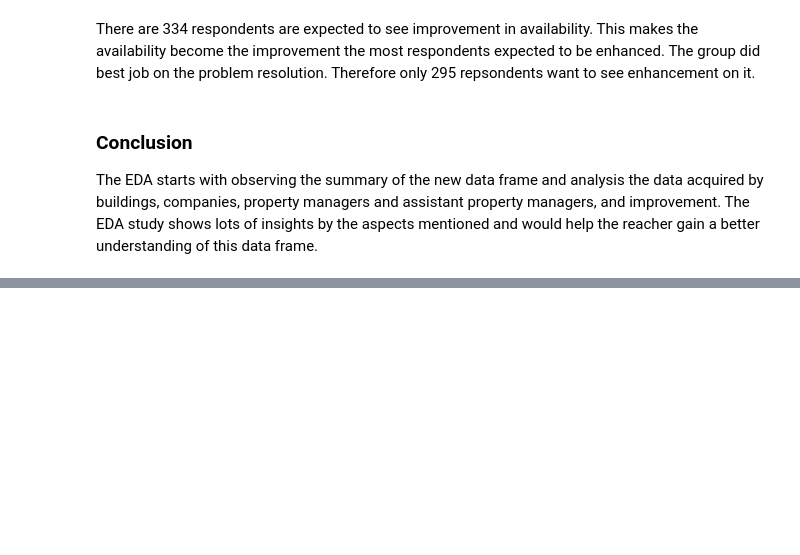
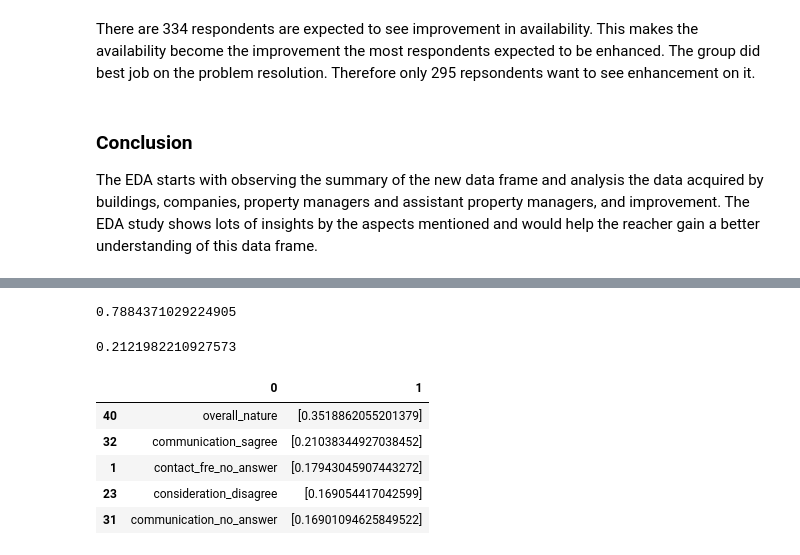
Before and after one commit to qxia2/DAV.5400, a Jupyter notebook: Capstone Project.ipynb, the cells around one changed output, grey strips where cells are left out. Saved outputs shown, nothing was run; the diff lists cells and outputs as text; code cells hidden in the pictures; blank space fills up the shorter version.

```diff
--- a/Capstone Project.ipynb
+++ b/Capstone Project.ipynb
@@ -533,0 +634,9 @@ The EDA starts with observing the summary of the new data frame and analysis the
+# %%
+y, X = dmatrices("improvement_availability ~ contact_fre_no_answer + contact_fre_sagree + contact_fre_agree + contact_fre_nature + contact_fre_disagree + contact_fre_sdisagree \
+                 + ease_contact_no_answer + ease_contact_sagree + ease_contact_agree + ease_contact_nature + ease_contact_disagree + ease_contact_sdisagree \
+                 + follow_up_no_answer + follow_up_sagree + follow_up_agree + follow_up_nature + follow_up_disagree + follow_up_sdisagree \
+                 + consideration_no_answer + consideration_sagree + consideration_agree + consideration_nature + consideration_disagree + consideration_sdisagree \
+                 + response_no_answer + response_sagree + response_agree + response_nature + response_disagree + response_sdisagree \
+                 + communication_no_answer + communication_sagree + communication_agree + communication_nature + communication_disagree + communication_sdisagree \
+                 + overall_no_answer + overall_sagree + overall_agree + overall_nature + overall_disagree + overall_sdisagree", df5, return_type="dataframe")
+print(X.columns)
@@ -533,0 +661,27 @@ The EDA starts with observing the summary of the new data frame and analysis the
+# %%
+# flatten y into a 1-D array
+y = np.ravel(y)
+# %%
+# instantiate a logistic regression model, and fit with X and y
+model = LogisticRegression(solver='lbfgs')
+model = model.fit(X, y)
+
+# check the accuracy on the training set
+model.score(X, y)
+# %% [output]
+0.7884371029224905
+# %%
+# what percentage are availability?
+y.mean()
+# %% [output]
+0.2121982210927573
+# %%
+# examine the coefficients
+pd.DataFrame(list(zip(X.columns, np.transpose(model.coef_)))).sort_values(by=1, ascending=False, na_position='first').head(5)
+# %% [output]
+|  | 0 | 1 |
+| 40 | overall_nature | [0.3518862055201379] |
+| 32 | communication_sagree | [0.21038344927038452] |
+| 1 | contact_fre_no_answer | [0.17943045907443272] |
+| 23 | consideration_disagree | [0.169054417042599] |
+| 31 | communication_no_answer | [0.16901094625849522] |
```
Also changed, not shown: parts of 16 cells of this notebook.
